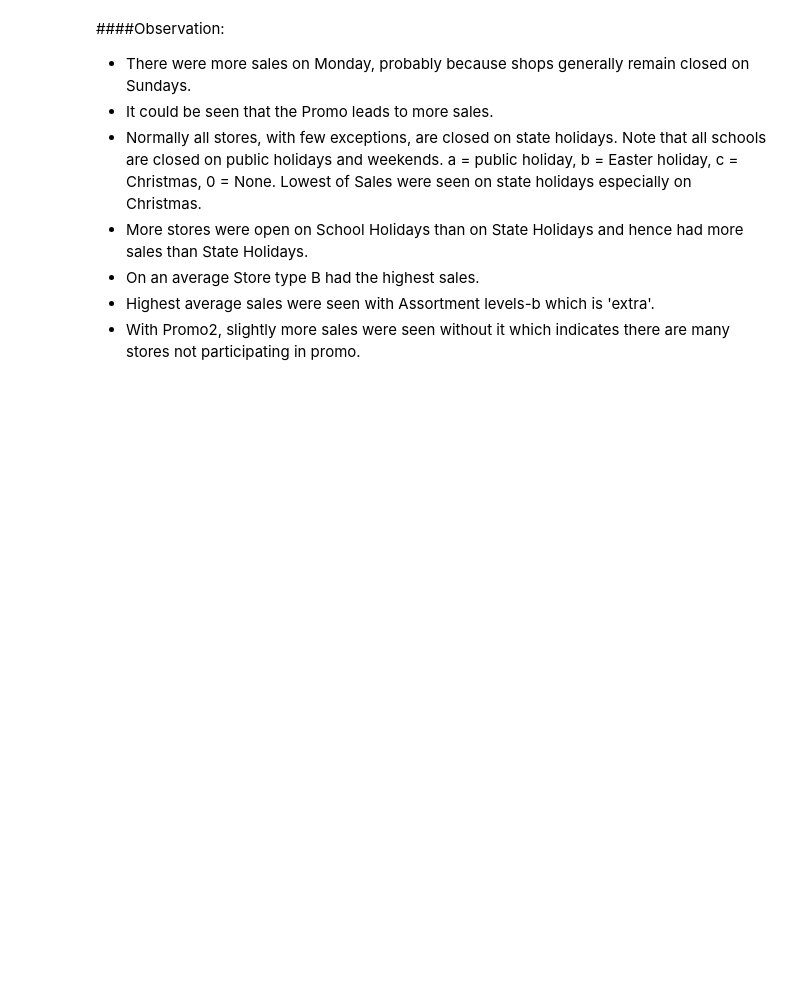
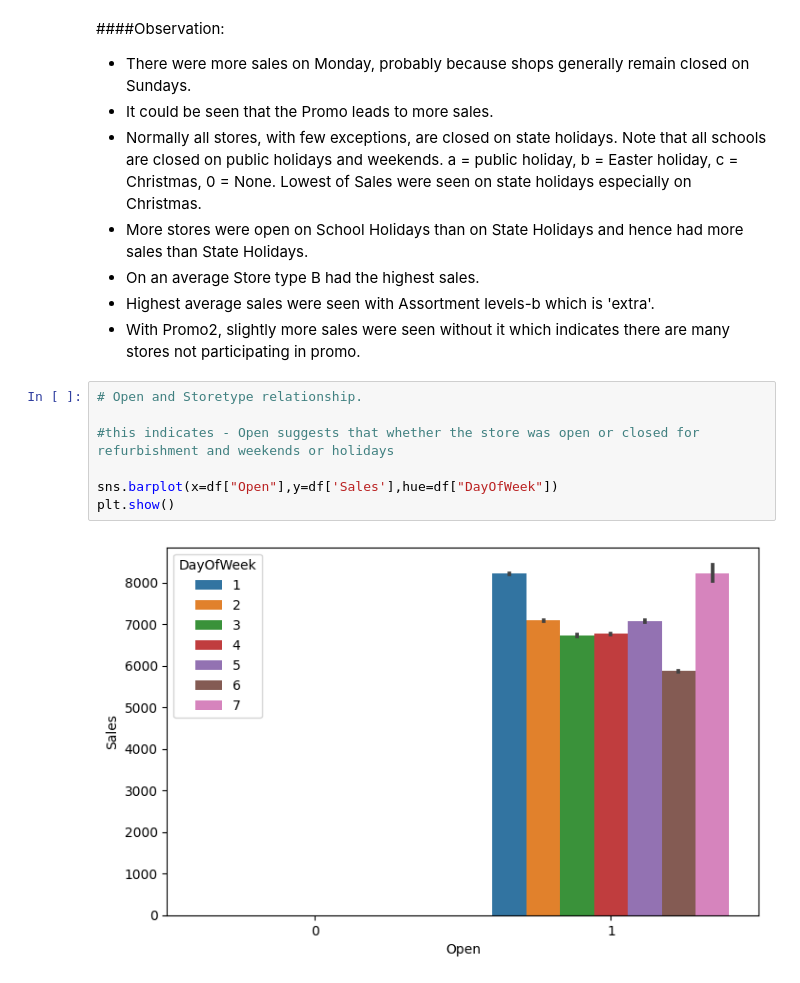
Before and after one commit to VishalKamde/Regression-project, a Jupyter notebook: Regression_analysis_on_Rossmann_Store_sales_Dataset_by_Vishal_Kamde_.ipynb, the cells around one changed output. Cells and saved outputs as stored; diff of their text form; blank space fills up the shorter version.

```diff
--- a/Regression_analysis_on_Rossmann_Store_sales_Dataset_by_Vishal_Kamde_.ipynb
+++ b/Regression_analysis_on_Rossmann_Store_sales_Dataset_by_Vishal_Kamde_.ipynb
@@ -474,3 +474,12 @@ for value in categorical_variables:
 * On an average Store type B had the highest sales.
 * Highest average sales were seen with Assortment levels-b which is 'extra'.
 * With Promo2, slightly more sales were seen without it which indicates there are many stores not participating in promo.
+# %%
+# Open and Storetype relationship.
+
+#this indicates - Open suggests that whether the store was open or closed for refurbishment and weekends or holidays
+
+sns.barplot(x=df["Open"],y=df['Sales'],hue=df["DayOfWeek"])
+plt.show()
+# %% [output]
+[figure, added]
```
Also changed, not shown: parts of 51 cells of this notebook.
